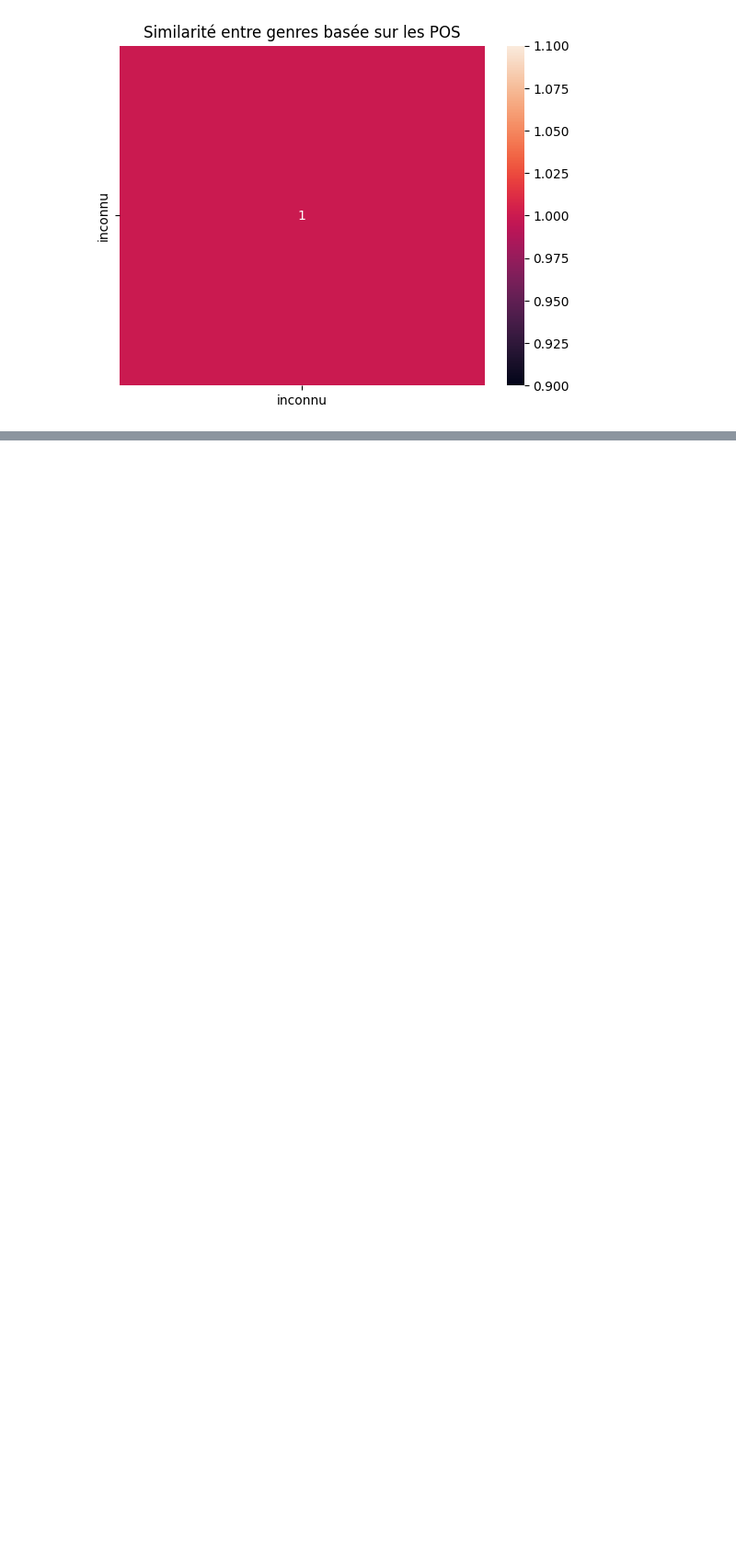
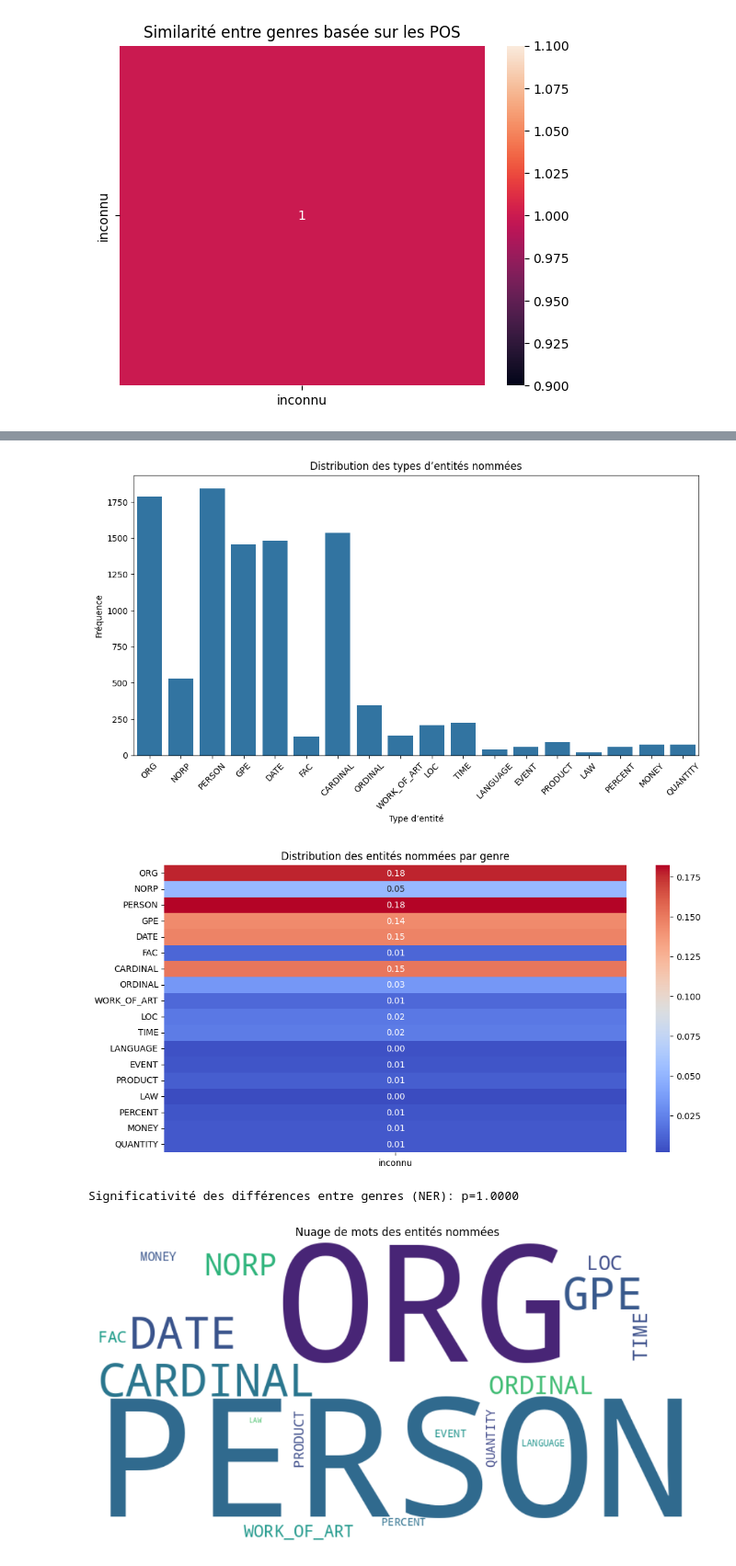
Before and after one commit to AbdelheqMokhtari/TreeTagger-POSTag, a Jupyter notebook: GUM_analysis/GUM_analysis.ipynb, the cells around one changed output, grey strips where cells are left out. Shown at 92% size. Cells and saved outputs as stored; diff of their text form; code cells hidden in the pictures; blank space fills up the shorter version.

```diff
--- a/GUM_analysis/GUM_analysis.ipynb
+++ b/GUM_analysis/GUM_analysis.ipynb
@@ -196,0 +199,53 @@ plt.show()
+# %%
+def extract_named_entities(sentences):
+    ner_counter = Counter()
+    ner_genre = defaultdict(Counter)
+
+    for sent in sentences:
+        genre = sent.metadata.get('genre', 'inconnu')
+        text = " ".join([token['form'] for token in sent])
+        doc = nlp(text)
+
+        for ent in doc.ents:
+            ner_counter[ent.label_] += 1
+            ner_genre[genre][ent.label_] += 1
+
+    return ner_counter, ner_genre
+
+ner_counter, ner_genre = extract_named_entities(sentences)
+
+# F20. Visualisation des fréquences des entités nommées
+plt.figure(figsize=(12, 6))
+sns.barplot(x=list(ner_counter.keys()), y=list(ner_counter.values()))
+plt.title('Distribution des types d’entités nommées')
+plt.xlabel('Type d’entité')
+plt.ylabel('Fréquence')
+plt.xticks(rotation=45)
+plt.show()
+
+# F21. Distribution des entités nommées par genre
+df_ner = pd.DataFrame(ner_genre).fillna(0)
+df_ner = df_ner.div(df_ner.sum(axis=0), axis=1)  # Normalisation par genre
+
+plt.figure(figsize=(12, 6))
+sns.heatmap(df_ner, cmap='coolwarm', annot=True, fmt='.2f')
+plt.title('Distribution des entités nommées par genre')
+plt.show()
+
+# F22. Test statistique sur la répartition des entités nommées
+data_ner = [list(ner_genre[g].values()) for g in ner_genre.keys()]
+chi2_ner, p_ner, _, _ = chi2_contingency(data_ner)
+print(f"\nSignificativité des différences entre genres (NER): p={p_ner:.4f}")
+
+# F23. Nuage de mots des entités nommées
+wordcloud_ner = WordCloud(width=800, height=400, background_color='white').generate_from_frequencies(ner_counter)
+plt.figure(figsize=(12, 6))
+plt.imshow(wordcloud_ner, interpolation="bilinear")
+plt.axis("off")
+plt.title("Nuage de mots des entités nommées")
+plt.show()
+# %% [output]
+[figure, added]
+[figure, added]
+Significativité des différences entre genres (NER): p=1.0000
+[figure, added]
```
Also changed, not shown: parts of 10 cells of this notebook.
